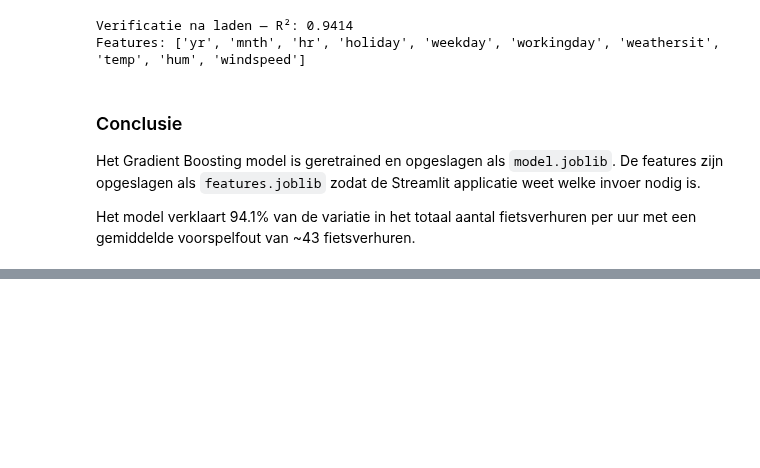
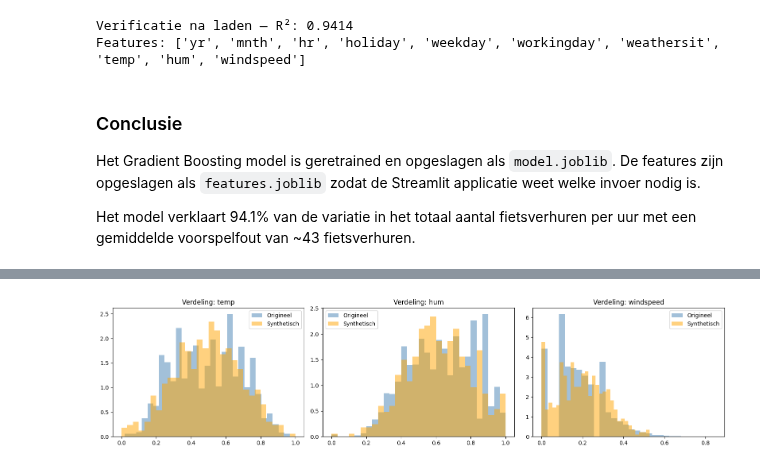
Before and after one commit to 1140710/Practicum2, a Jupyter notebook: notebooks/Regressie_analyse_Practicum2.ipynb, the cells around one changed output, grey strips where cells are left out. Saved outputs shown, nothing was run; the diff lists cells and outputs as text; code cells hidden in the pictures; blank space fills up the shorter version.

Commit message:
Practicum 3: SQLite logging, synthetische data en simulatie toegevoegd

```diff
--- a/notebooks/Regressie_analyse_Practicum2.ipynb
+++ b/notebooks/Regressie_analyse_Practicum2.ipynb
@@ -813,0 +820,28 @@ Het model verklaart 94.1% van de variatie in het totaal aantal fietsverhuren per
+# %%
+# Originele data opnieuw laden (alleen de features die het model gebruikt)
+df_original = pd.read_csv('../data/hour.csv')
+
+n = 500
+np.random.seed(42)
+
+# Kansverdelingen berekenen uit originele data
+holiday_probs = df_original['holiday'].value_counts(normalize=True).sort_index().values
+workingday_probs = df_original['workingday'].value_counts(normalize=True).sort_index().values
+weathersit_probs = df_original['weathersit'].value_counts(normalize=True).sort_index().values
+
+# Synthetische data genereren
+synthetic = pd.DataFrame({
+    'yr': np.random.choice([0, 1], size=n),
+    'mnth': np.random.choice(range(1, 13), size=n),
+    'hr': np.random.choice(range(0, 24), size=n),
+    'holiday': np.random.choice([0, 1], size=n, p=holiday_probs),
+    'weekday': np.random.choice(range(0, 7), size=n),
+    'workingday': np.random.choice([0, 1], size=n, p=workingday_probs),
+    'weathersit': np.random.choice([1, 2, 3, 4], size=n, p=weathersit_probs),
+    'temp': np.clip(np.random.normal(df_original['temp'].mean(), df_original['temp'].std(), size=n), 0, 1),
+    'hum': np.clip(np.random.normal(df_original['hum'].mean(), df_original['hum'].std(), size=n), 0, 1),
+    'windspeed': np.clip(np.random.normal(df_original['windspeed'].mean(), df_original['windspeed'].std(), size=n), 0, 1),
+})
+
+print(f"Synthetische dataset: {n} rijen gegenereerd")
+synthetic.head(10)
@@ -813,0 +887,16 @@ Het model verklaart 94.1% van de variatie in het totaal aantal fietsverhuren per
+# %%
+# Visuele vergelijking van continue features
+continuous = ['temp', 'hum', 'windspeed']
+
+fig, axes = plt.subplots(1, 3, figsize=(16, 4))
+
+for i, col in enumerate(continuous):
+    axes[i].hist(df_original[col], bins=30, alpha=0.5, label='Origineel', color='steelblue', density=True)
+    axes[i].hist(synthetic[col], bins=30, alpha=0.5, label='Synthetisch', color='orange', density=True)
+    axes[i].set_title(f'Verdeling: {col}')
+    axes[i].legend()
+
+plt.tight_layout()
+plt.show()
+# %% [output]
+[figure, added]
```
Also changed, not shown: parts of 7 cells of this notebook, 3 other files.
